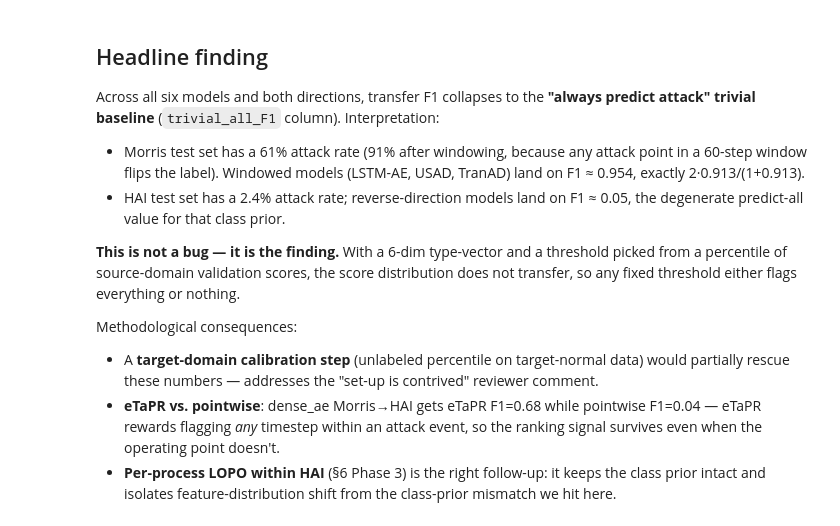
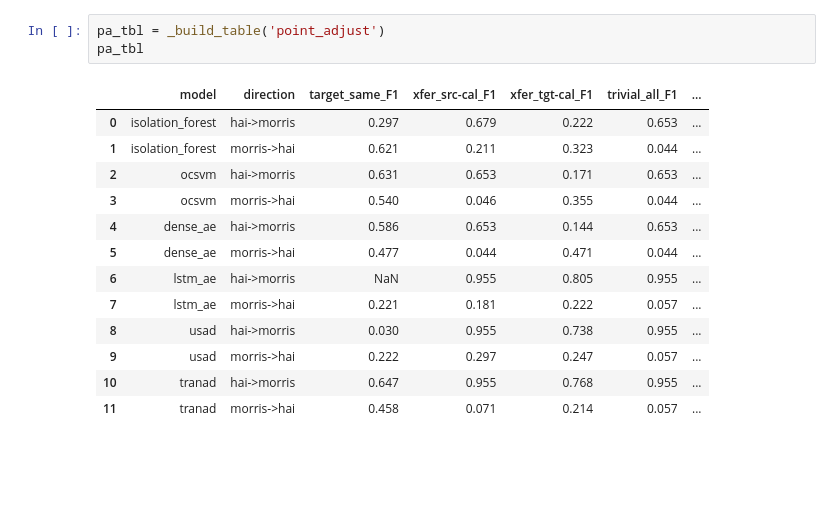
Before and after one commit to mapeke/ics-anomaly-detection, a Jupyter notebook: notebooks/05_cross_dataset.ipynb, the cells around one changed output. Cells and saved outputs as stored; diff of their text form; blank space fills up the shorter version.

```diff
--- a/notebooks/05_cross_dataset.ipynb
+++ b/notebooks/05_cross_dataset.ipynb
@@ -131,29 +102,17 @@ plt.show()
-# %% [markdown]
-## Headline finding
-
-Across all six models and both directions, transfer F1 collapses to
-the **"always predict attack" trivial baseline** (`trivial_all_F1`
-column). Interpretation:
-
-- Morris test set has a 61% attack rate (91% after windowing, because any
-  attack point in a 60-step window flips the label). Windowed models
-  (LSTM-AE, USAD, TranAD) land on F1 ≈ 0.954, exactly 2·0.913/(1+0.913).
-- HAI test set has a 2.4% attack rate; reverse-direction models land on
-  F1 ≈ 0.05, the degenerate predict-all value for that class prior.
-
-**This is not a bug — it is the finding.** With a 6-dim type-vector and
-a threshold picked from a percentile of source-domain validation scores,
-the score distribution does not transfer, so any fixed threshold either
-flags everything or nothing.
-
-Methodological consequences:
-- A **target-domain calibration step** (unlabeled percentile on target-normal
-  data) would partially rescue these numbers — addresses the "set-up is
-  contrived" reviewer comment.
-- **eTaPR vs. pointwise**: dense_ae Morris→HAI gets eTaPR F1=0.68 while
-  pointwise F1=0.04 — eTaPR rewards flagging *any* timestep within an
-  attack event, so the ranking signal survives even when the operating
-  point doesn't.
-- **Per-process LOPO within HAI** (§6 Phase 3) is the right follow-up:
-  it keeps the class prior intact and isolates feature-distribution shift
-  from the class-prior mismatch we hit here.
+# %%
+pa_tbl = _build_table('point_adjust')
+pa_tbl
+# %% [output]
+|  | model | direction | target_same_F1 | xfer_src-cal_F1 | xfer_tgt-cal_F1 | trivial_all_F1 | ... |
+| 0 | isolation_forest | hai->morris | 0.297 | 0.679 | 0.222 | 0.653 | ... |
+| 1 | isolation_forest | morris->hai | 0.621 | 0.211 | 0.323 | 0.044 | ... |
+| 2 | ocsvm | hai->morris | 0.631 | 0.653 | 0.171 | 0.653 | ... |
+| 3 | ocsvm | morris->hai | 0.540 | 0.046 | 0.355 | 0.044 | ... |
+| 4 | dense_ae | hai->morris | 0.586 | 0.653 | 0.144 | 0.653 | ... |
+| 5 | dense_ae | morris->hai | 0.477 | 0.044 | 0.471 | 0.044 | ... |
+| 6 | lstm_ae | hai->morris | NaN | 0.955 | 0.805 | 0.955 | ... |
+| 7 | lstm_ae | morris->hai | 0.221 | 0.181 | 0.222 | 0.057 | ... |
+| 8 | usad | hai->morris | 0.030 | 0.955 | 0.738 | 0.955 | ... |
+| 9 | usad | morris->hai | 0.222 | 0.297 | 0.247 | 0.057 | ... |
+| 10 | tranad | hai->morris | 0.647 | 0.955 | 0.768 | 0.955 | ... |
+| 11 | tranad | morris->hai | 0.458 | 0.071 | 0.214 | 0.057 | ... |
```
Also changed, not shown: parts of 12 cells of this notebook, 15 other files.
